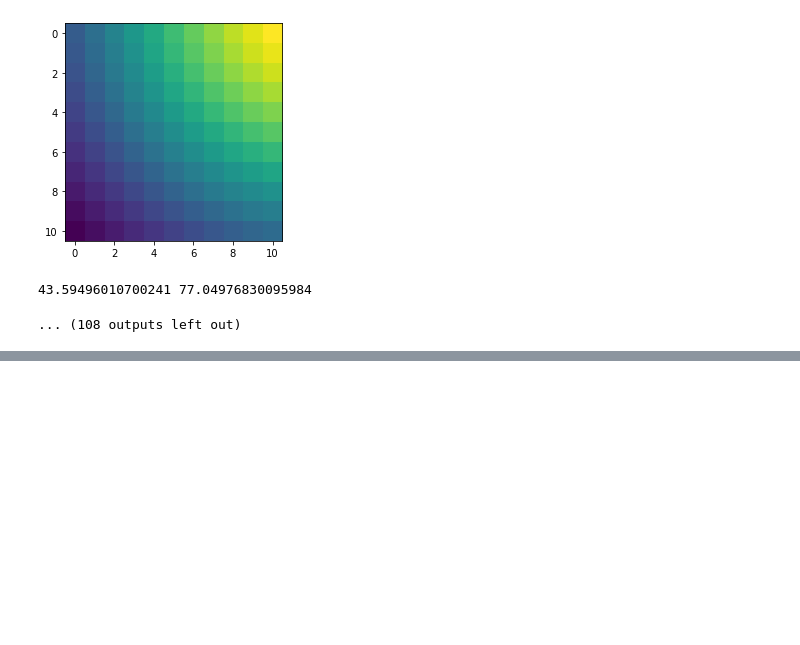
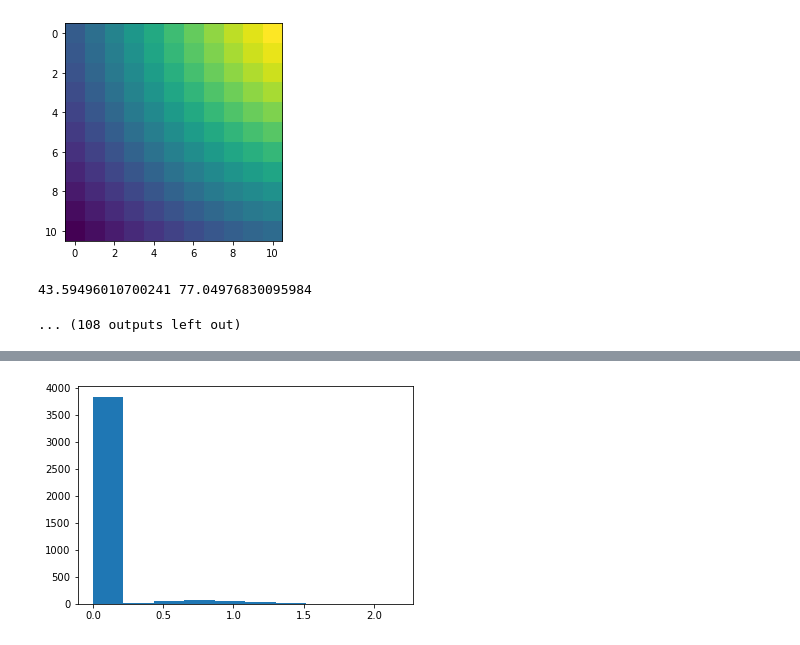
Before and after one commit to matemato/Advanced-computer-vision, a Jupyter notebook: Assignments/2/test.ipynb, the cells around one changed output, grey strips where cells are left out. Drawn from its saved outputs; the diff is of its cells as text; code cells hidden in the pictures; blank space fills up the shorter version.

```diff
--- a/Assignments/2/test.ipynb
+++ b/Assignments/2/test.ipynb
@@ -83,0 +114,6 @@ for i in range(40):
+# %%
+h3 = np.sqrt(h1/(h2+1e-3))
+plt.hist(h3)
+plt.show()
+# %% [output]
+[figure, added]
```
Also changed, not shown: parts of 6 cells of this notebook, 5 other files.
